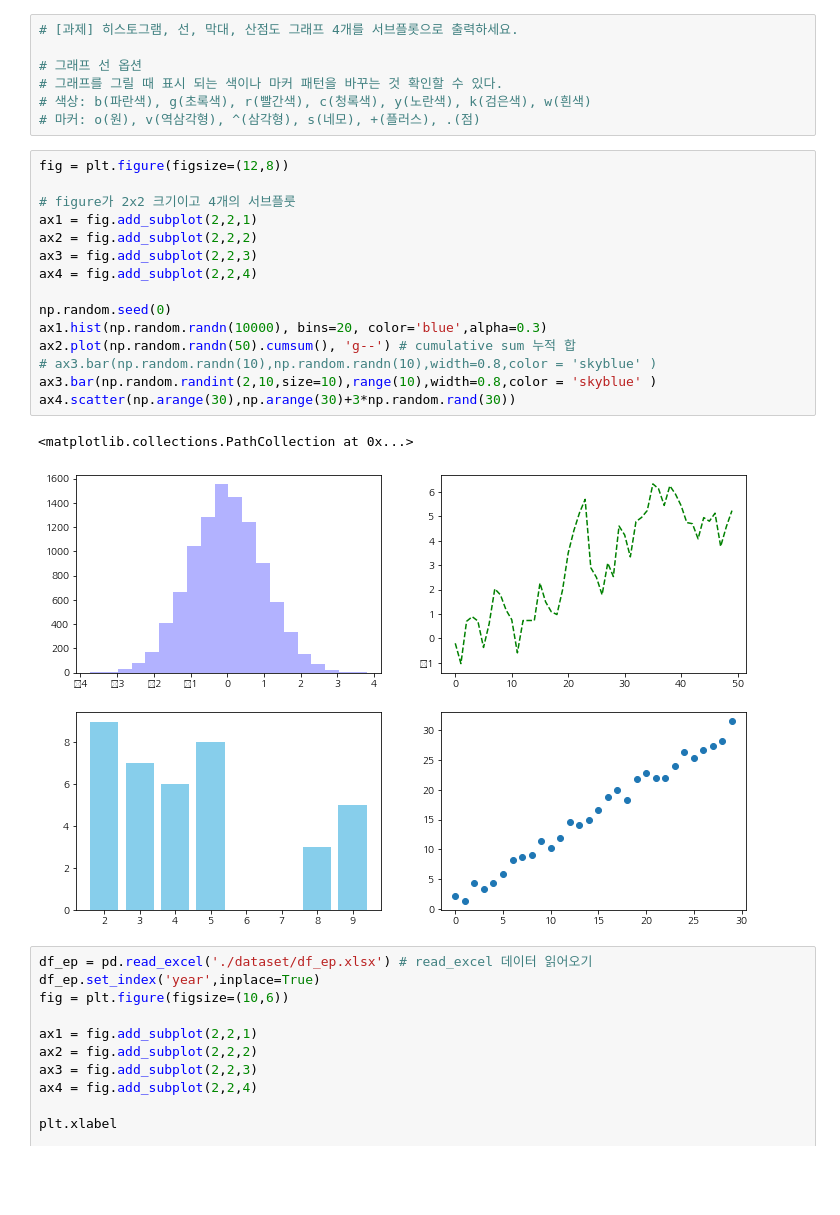
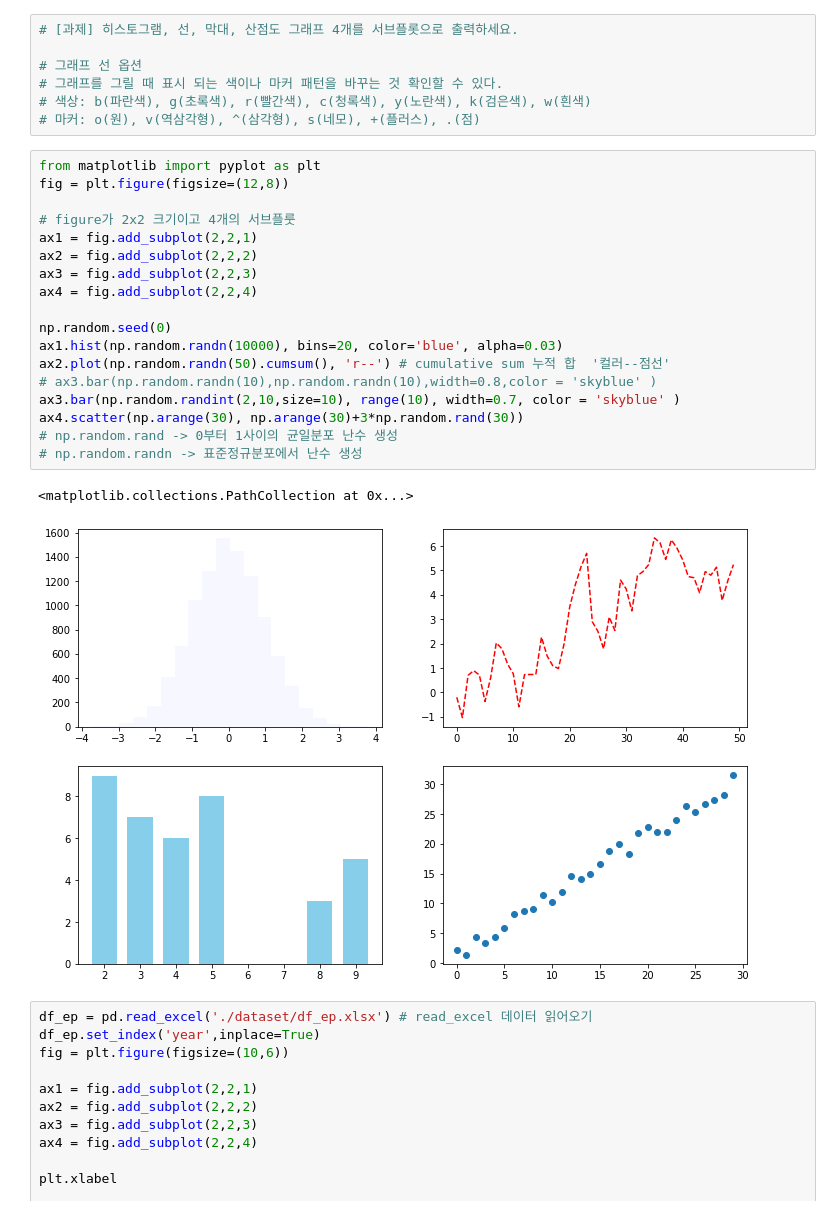
Before and after one commit to kkyxxn/curriculum, a Jupyter notebook: m2_분석라이브러리활용/visualization/시각화_기초_복습.ipynb, the cells around one changed output. Drawn from its saved outputs; the diff is of its cells as text; blank space fills up the shorter version.

```diff
--- a/m2_분석라이브러리활용/visualization/시각화_기초_복습.ipynb
+++ b/m2_분석라이브러리활용/visualization/시각화_기초_복습.ipynb
@@ -484,23 +488,26 @@ ax4.scatter(np.arange(30),np.arange(30)+3*np.random.randn(30)) # scatter -> x, y
 # 색상: b(파란색), g(초록색), r(빨간색), c(청록색), y(노란색), k(검은색), w(흰색)
 # 마커: o(원), v(역삼각형), ^(삼각형), s(네모), +(플러스), .(점)
 # %%
+from matplotlib import pyplot as plt
 fig = plt.figure(figsize=(12,8))
 
 # figure가 2x2 크기이고 4개의 서브플룻
 ax1 = fig.add_subplot(2,2,1)
 ax2 = fig.add_subplot(2,2,2)
 ax3 = fig.add_subplot(2,2,3)
 ax4 = fig.add_subplot(2,2,4)
 
 np.random.seed(0)
-ax1.hist(np.random.randn(10000), bins=20, color='blue',alpha=0.3)
-ax2.plot(np.random.randn(50).cumsum(), 'g--') # cumulative sum 누적 합
+ax1.hist(np.random.randn(10000), bins=20, color='blue', alpha=0.03)
+ax2.plot(np.random.randn(50).cumsum(), 'r--') # cumulative sum 누적 합  '컬러--점선'
 # ax3.bar(np.random.randn(10),np.random.randn(10),width=0.8,color = 'skyblue' )
-ax3.bar(np.random.randint(2,10,size=10),range(10),width=0.8,color = 'skyblue' )
-ax4.scatter(np.arange(30),np.arange(30)+3*np.random.rand(30))
+ax3.bar(np.random.randint(2,10,size=10), range(10), width=0.7, color = 'skyblue' )
+ax4.scatter(np.arange(30), np.arange(30)+3*np.random.rand(30))
+# np.random.rand -> 0부터 1사이의 균일분포 난수 생성
+# np.random.randn -> 표준정규분포에서 난수 생성
 # %% [output]
 <matplotlib.collections.PathCollection at 0x...>
-[figure, old version]
+[figure, new version]
 # %%
 df_ep = pd.read_excel('./dataset/df_ep.xlsx') # read_excel 데이터 읽어오기
 df_ep.set_index('year',inplace=True)
```
Also changed, not shown: parts of 23 cells of this notebook.
